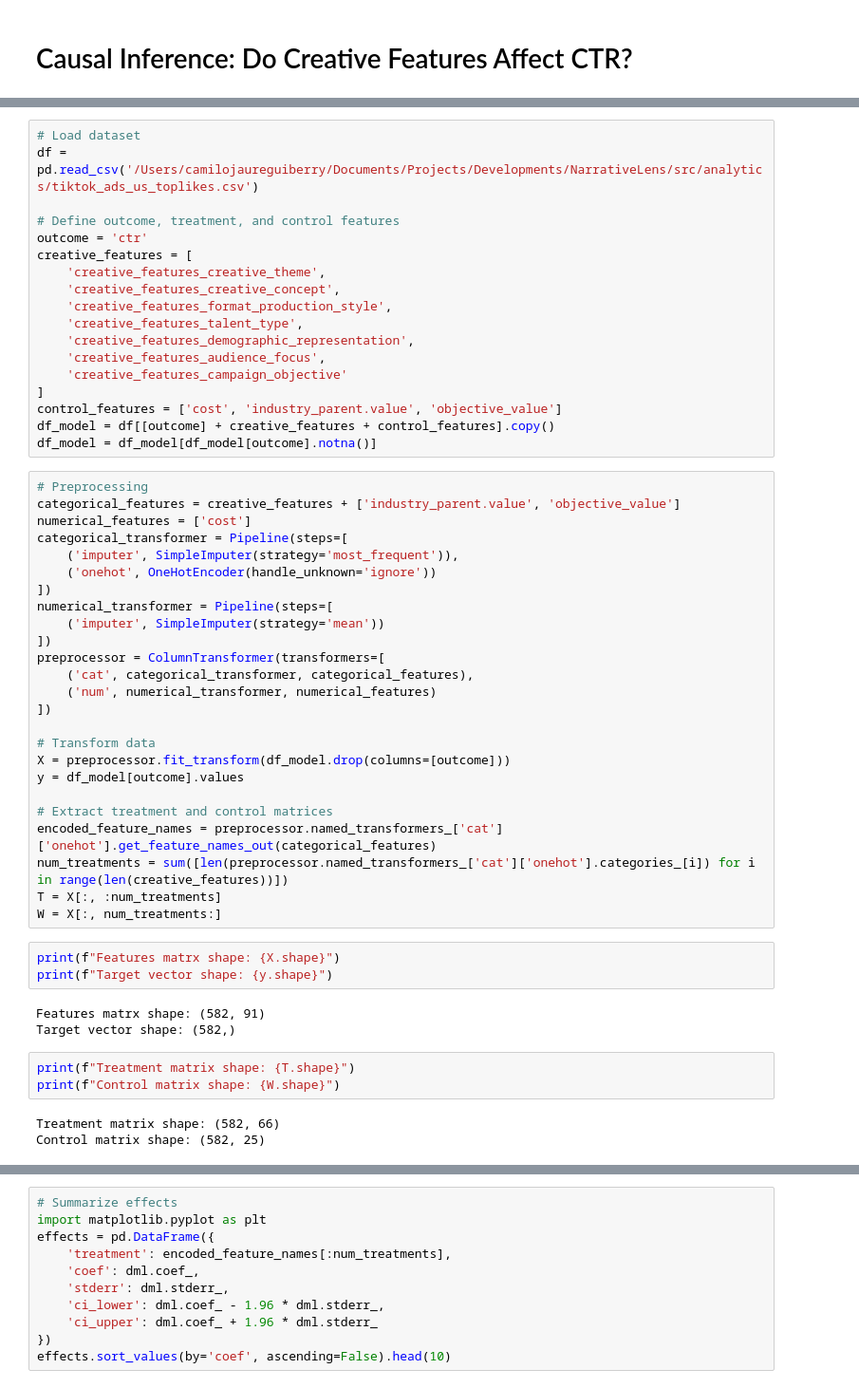
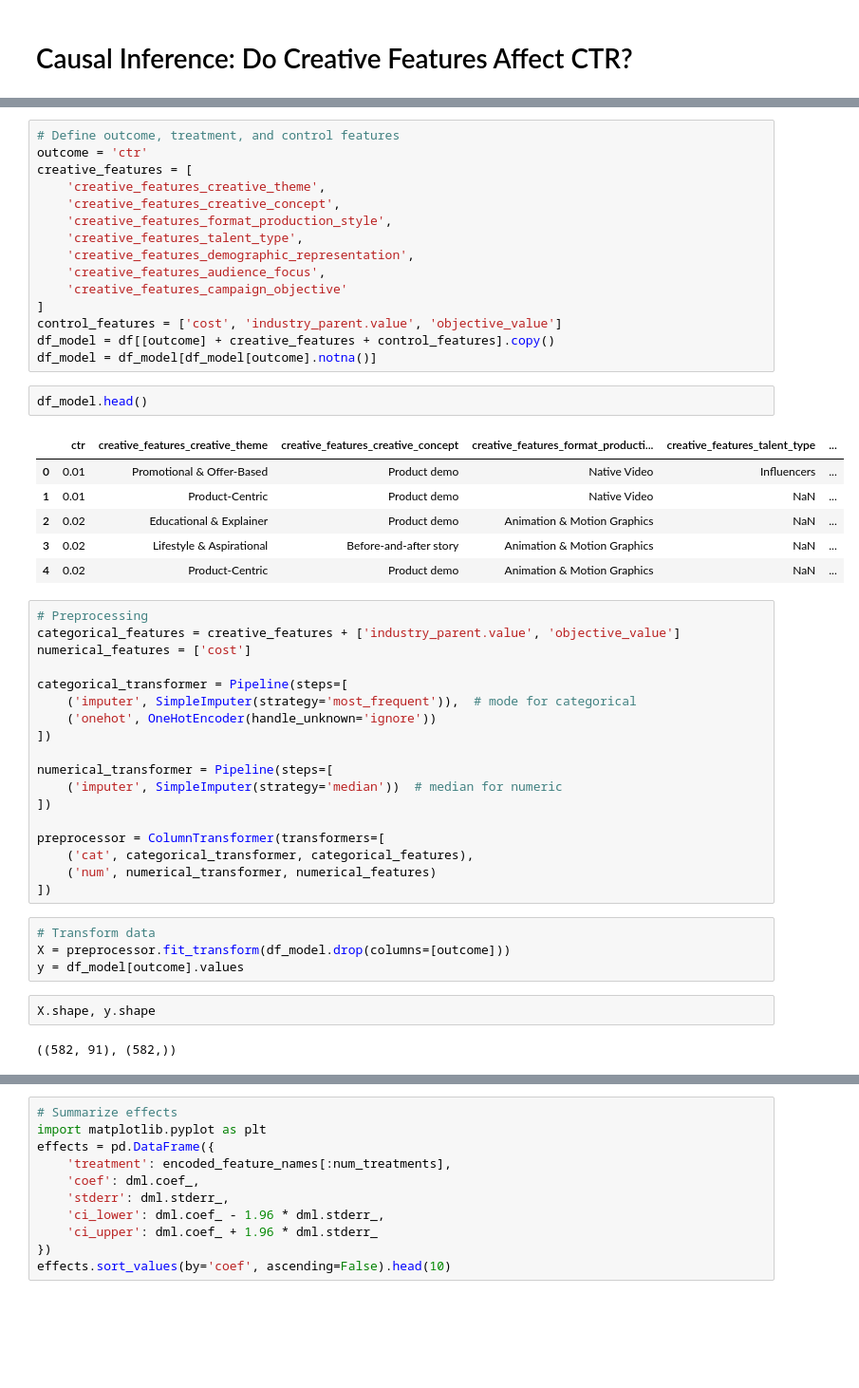
Before and after one commit to camilojaure/NarrativeLens, a Jupyter notebook: src/modeling/causal_ctr_analysis.ipynb, the cells around one changed output, grey strips where cells are left out. Shown: that part at 95% size. Cells and saved outputs as stored; diff of their text form; blank space fills up the shorter version.

```diff
--- a/src/modeling/causal_ctr_analysis.ipynb
+++ b/src/modeling/causal_ctr_analysis.ipynb
@@ -14,7 +25,4 @@ IProgress not found. Please update jupyter and ipywidgets. See https://ipywidget
 # %%
-# Load dataset
-df = pd.read_csv('/Users/camilojaureguiberry/Documents/Projects/Developments/NarrativeLens/src/analytics/tiktok_ads_us_toplikes.csv')
-
 # Define outcome, treatment, and control features
 outcome = 'ctr'
 creative_features = [
@@ -29,40 +37,38 @@ creative_features = [
 control_features = ['cost', 'industry_parent.value', 'objective_value']
 df_model = df[[outcome] + creative_features + control_features].copy()
 df_model = df_model[df_model[outcome].notna()]
+# %%
+df_model.head()
+# %% [output]
+|  | ctr | creative_features_creative_theme | creative_features_creative_concept | creative_features_format_producti... | creative_features_talent_type | ... |
+| 0 | 0.01 | Promotional & Offer-Based | Product demo | Native Video | Influencers | ... |
+| 1 | 0.01 | Product-Centric | Product demo | Native Video | NaN | ... |
+| 2 | 0.02 | Educational & Explainer | Product demo | Animation & Motion Graphics | NaN | ... |
+| 3 | 0.02 | Lifestyle & Aspirational | Before-and-after story | Animation & Motion Graphics | NaN | ... |
+| 4 | 0.02 | Product-Centric | Product demo | Animation & Motion Graphics | NaN | ... |
 # %%
 # Preprocessing
 categorical_features = creative_features + ['industry_parent.value', 'objective_value']
 numerical_features = ['cost']
+
 categorical_transformer = Pipeline(steps=[
-    ('imputer', SimpleImputer(strategy='most_frequent')),
+    ('imputer', SimpleImputer(strategy='most_frequent')),  # mode for categorical
     ('onehot', OneHotEncoder(handle_unknown='ignore'))
 ])
+
 numerical_transformer = Pipeline(steps=[
-    ('imputer', SimpleImputer(strategy='mean'))
+    ('imputer', SimpleImputer(strategy='median'))  # median for numeric
 ])
+
 preprocessor = ColumnTransformer(transformers=[
     ('cat', categorical_transformer, categorical_features),
     ('num', numerical_transformer, numerical_features)
 ])
-
-# Transform data
-X = preprocessor.fit_transform(df_model.drop(columns=[outcome]))
-y = df_model[outcome].values
-
-# Extract treatment and control matrices
-encoded_feature_names = preprocessor.named_transformers_['cat']['onehot'].get_feature_names_out(categorical_features)
-num_treatments = sum([len(preprocessor.named_transformers_['cat']['onehot'].categories_[i]) for i in range(len(creative_features))])
-T = X[:, :num_treatments]
-W = X[:, num_treatments:]
-# %%
-print(f"Features matrx shape: {X.shape}")
-print(f"Target vector shape: {y.shape}")
-# %% [output]
-Features matrx shape: (582, 91)
-Target vector shape: (582,)
-# %%
-print(f"Treatment matrix shape: {T.shape}")
-print(f"Control matrix shape: {W.shape}")
-# %% [output]
-Treatment matrix shape: (582, 66)
-Control matrix shape: (582, 25)
+# %%
+# Transform data
+X = preprocessor.fit_transform(df_model.drop(columns=[outcome]))
+y = df_model[outcome].values
+# %%
+X.shape, y.shape
+# %% [output]
+((582, 91), (582,))
```
Also changed, not shown: parts of 7 cells of this notebook, 5 other files.
